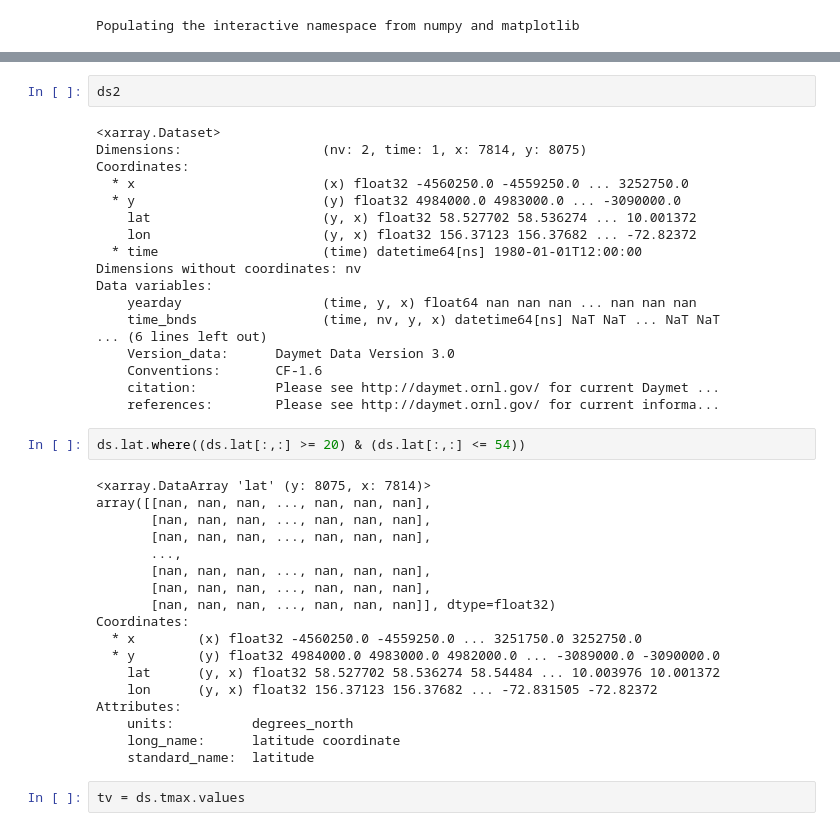
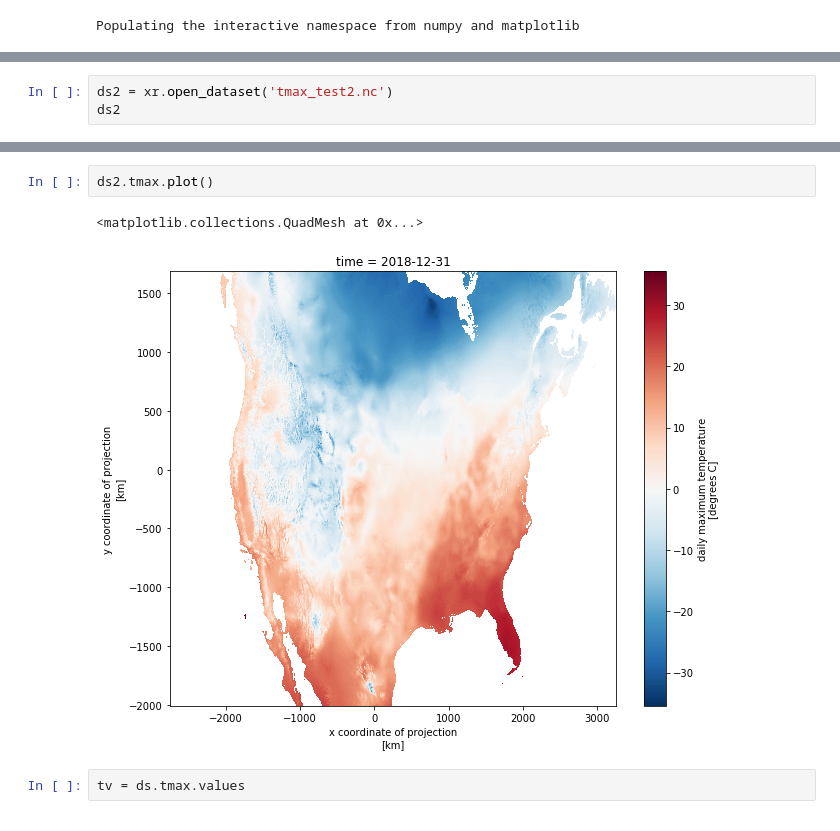
Before and after one commit to nhm-usgs/onhm-fetcher-parser, a Jupyter notebook: notebooks/final_notebooks/Untitled.ipynb, the cells around one changed output, grey strips where cells are left out. Saved outputs shown, nothing was run; the diff lists cells and outputs as text.

```diff
--- a/notebooks/final_notebooks/Untitled.ipynb
+++ b/notebooks/final_notebooks/Untitled.ipynb
@@ -47,3 +47,6 @@ Data variables:
     Conventions:       CF-1.6
     citation:          Please see http://daymet.ornl.gov/ for current Daymet ...
     references:        Please see http://daymet.ornl.gov/ for current informa...
+# %%
+ds2 = xr.open_dataset('tmax_test2.nc')
+ds2
@@ -50,43 +85,8 @@ Data variables:
 # %%
-ds2
+ds2.tmax.plot()
 # %% [output]
-<xarray.Dataset>
-Dimensions:                  (nv: 2, time: 1, x: 7814, y: 8075)
-Coordinates:
-  * x                        (x) float32 -4560250.0 -4559250.0 ... 3252750.0
-  * y                        (y) float32 4984000.0 4983000.0 ... -3090000.0
-    lat                      (y, x) float32 58.527702 58.536274 ... 10.001372
-    lon                      (y, x) float32 156.37123 156.37682 ... -72.82372
-  * time                     (time) datetime64[ns] 1980-01-01T12:00:00
-Dimensions without coordinates: nv
-Data variables:
-    yearday                  (time, y, x) float64 nan nan nan ... nan nan nan
-    time_bnds                (time, nv, y, x) datetime64[ns] NaT NaT ... NaT NaT
-... (6 lines left out)
-    Version_data:      Daymet Data Version 3.0
-    Conventions:       CF-1.6
-    citation:          Please see http://daymet.ornl.gov/ for current Daymet ...
-    references:        Please see http://daymet.ornl.gov/ for current informa...
+<matplotlib.collections.QuadMesh at 0x...>
+[figure, added]
-# %%
-ds.lat.where((ds.lat[:,:] >= 20) & (ds.lat[:,:] <= 54))
-# %% [output]
-<xarray.DataArray 'lat' (y: 8075, x: 7814)>
-array([[nan, nan, nan, ..., nan, nan, nan],
-       [nan, nan, nan, ..., nan, nan, nan],
-       [nan, nan, nan, ..., nan, nan, nan],
-       ...,
-       [nan, nan, nan, ..., nan, nan, nan],
-       [nan, nan, nan, ..., nan, nan, nan],
-       [nan, nan, nan, ..., nan, nan, nan]], dtype=float32)
-Coordinates:
-  * x        (x) float32 -4560250.0 -4559250.0 ... 3251750.0 3252750.0
-  * y        (y) float32 4984000.0 4983000.0 4982000.0 ... -3089000.0 -3090000.0
-    lat      (y, x) float32 58.527702 58.536274 58.54484 ... 10.003976 10.001372
-    lon      (y, x) float32 156.37123 156.37682 ... -72.831505 -72.82372
-Attributes:
-    units:          degrees_north
-    long_name:      latitude coordinate
-    standard_name:  latitude
 # %%
 tv = ds.tmax.values
 # %%
```
Also changed, not shown: parts of 3 cells of this notebook, 1 other file.
